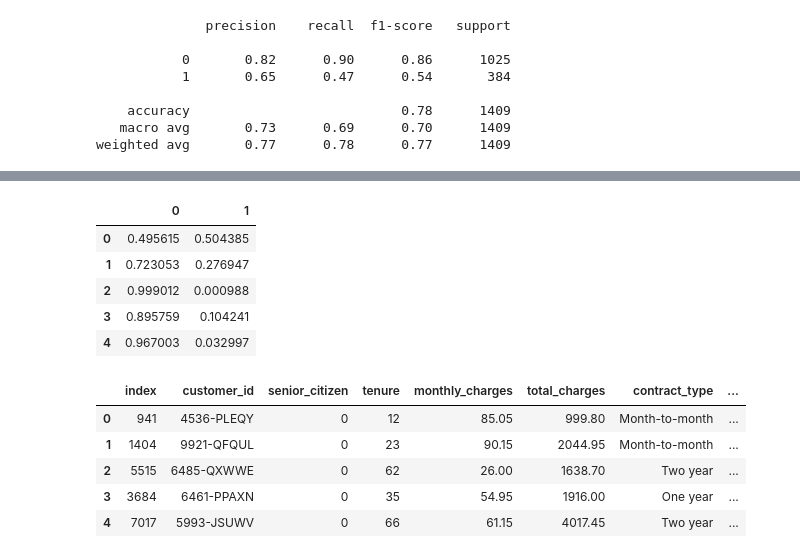
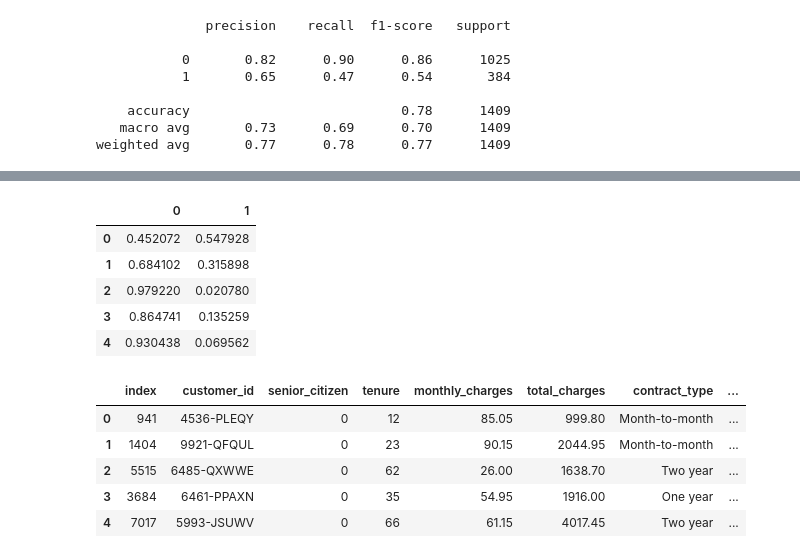
Before and after one commit to QinzhiChen/Classification-Project, a Jupyter notebook: Final_Report.ipynb, the cells around one changed output, grey strips where cells are left out. Drawn from its saved outputs; the diff is of its cells as text; code cells hidden in the pictures.

```diff
--- a/Final_Report.ipynb
+++ b/Final_Report.ipynb
@@ -660,2 +749,0 @@ weighted avg       0.75      0.76      0.74      1409
-# %%
-log_model, dec_model, rand_model, knn_model=exp_mod.modeling(telco_x_train,telco_y_train,telco_x_validate,telco_y_validate)
@@ -693,13 +770,15 @@ weighted avg       0.77      0.78      0.77      1409
 # %%
-proba_test = log_model.predict_proba(telco_x_test)
+# predict the dataset with our random forest model
+prob_test = rand_model.predict_proba(telco_x_test)
 # %%
-proba_df = pd.DataFrame(proba_test, columns=log_model.classes_.tolist())
-proba_df.head()
+# create a probability dataframe
+prob_df = pd.DataFrame(prob_test, columns=rand_model.classes_.tolist())
+prob_df.head()
 # %% [output]
 |  | 0 | 1 |
-| 0 | 0.495615 | 0.504385 |
-| 1 | 0.723053 | 0.276947 |
-| 2 | 0.999012 | 0.000988 |
-| 3 | 0.895759 | 0.104241 |
-| 4 | 0.967003 | 0.032997 |
+| 0 | 0.452072 | 0.547928 |
+| 1 | 0.684102 | 0.315898 |
+| 2 | 0.979220 | 0.020780 |
+| 3 | 0.864741 | 0.135259 |
+| 4 | 0.930438 | 0.069562 |
 # %%
```
Also changed, not shown: parts of 49 cells of this notebook, 1 other file.
